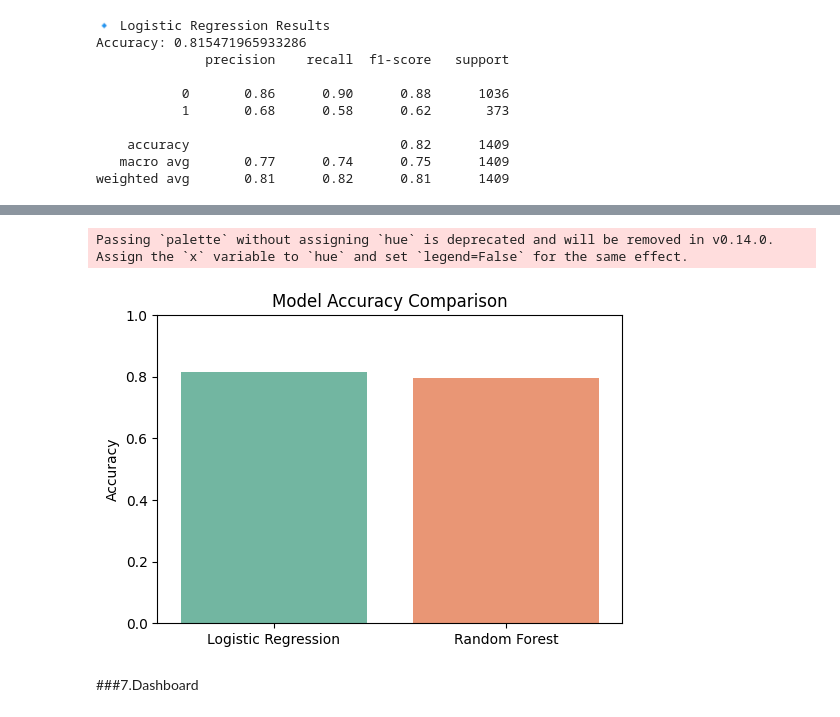
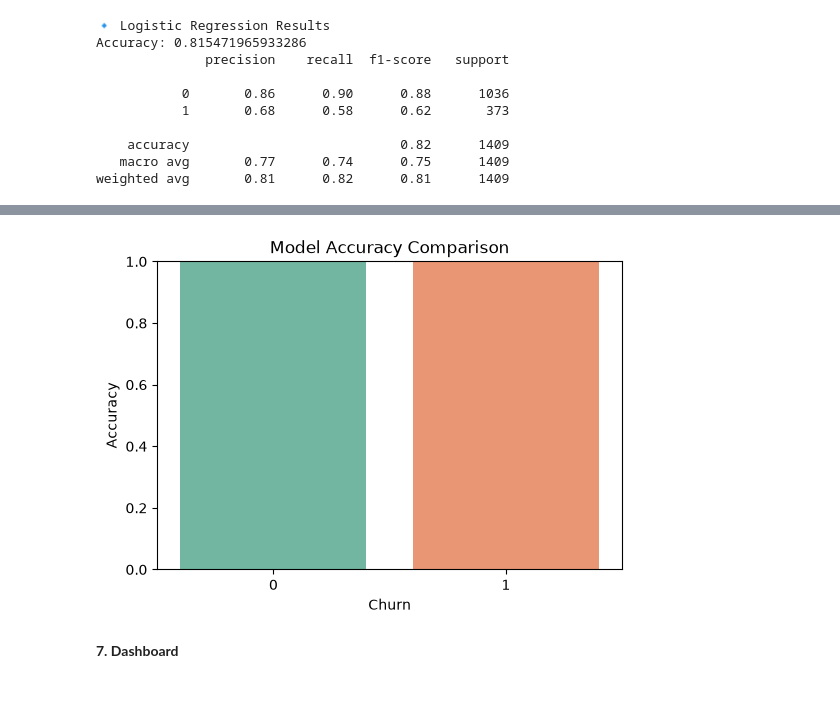
Before and after one commit to prangya-k-nayak/telco-churn-analysis, a Jupyter notebook: notebooks/TelcoChurn.ipynb, the cells around one changed output, grey strips where cells are left out. Drawn from its saved outputs; the diff is of its cells as text; code cells hidden in the pictures.

Commit message:
Add dataset and EDA pages to Streamlit dashboard

```diff
--- a/notebooks/TelcoChurn.ipynb
+++ b/notebooks/TelcoChurn.ipynb
@@ -106,3 +103,26 @@ For example, when doing 'df[col].method(value, inplace=True)', try using 'df.met
+# %%
+# Drop customerID
+df = df.drop("customerID", axis=1)
+# %%
+# Convert TotalCharges to numeric
+df["TotalCharges"] = pd.to_numeric(
+    df["TotalCharges"],
+    errors="coerce"
+)
+# %%
+# Fill missing values
+df["TotalCharges"] = df["TotalCharges"].fillna(
+    df["TotalCharges"].median()
+)
+# %%
+# Encode categorical columns
+encoder = LabelEncoder()
+
+for column in df.columns:
+    if not pd.api.types.is_numeric_dtype(df[column]):
+        df[column] = encoder.fit_transform(
+            df[column].astype(str)
+        )
 # %%
 # Split features and target
 X = df.drop("Churn", axis=1)
@@ -186,21 +207,20 @@ plt.show()
 # %%
 # Compare Model Accuracy
 accuracy_scores = {
     "Logistic Regression": log_accuracy,
     "Random Forest": rf_accuracy,
 }
 
 plt.figure(figsize=(6,4))
-sns.barplot(x=list(accuracy_scores.keys()), y=list(accuracy_scores.values()), palette="Set2")
+sns.countplot(x="Churn", hue="Churn", data=df, palette="Set2", legend=False)
 plt.title("Model Accuracy Comparison")
 plt.ylabel("Accuracy")
 plt.ylim(0,1)
 plt.show()
 # %% [output]
-Passing `palette` without assigning `hue` is deprecated and will be removed in v0.14.0. Assign the `x` variable to `hue` and set `legend=False` for the same effect.
-[figure, old version]
+[figure, new version]
 # %% [markdown]
-###7.Dashboard
+**7. Dashboard**
 # %%
 # Churn distribution
 fig1 = px.histogram(df, x="Churn", color="Churn", title="Churn Distribution")
```
Also changed, not shown: parts of 26 cells of this notebook, 9 other files.
